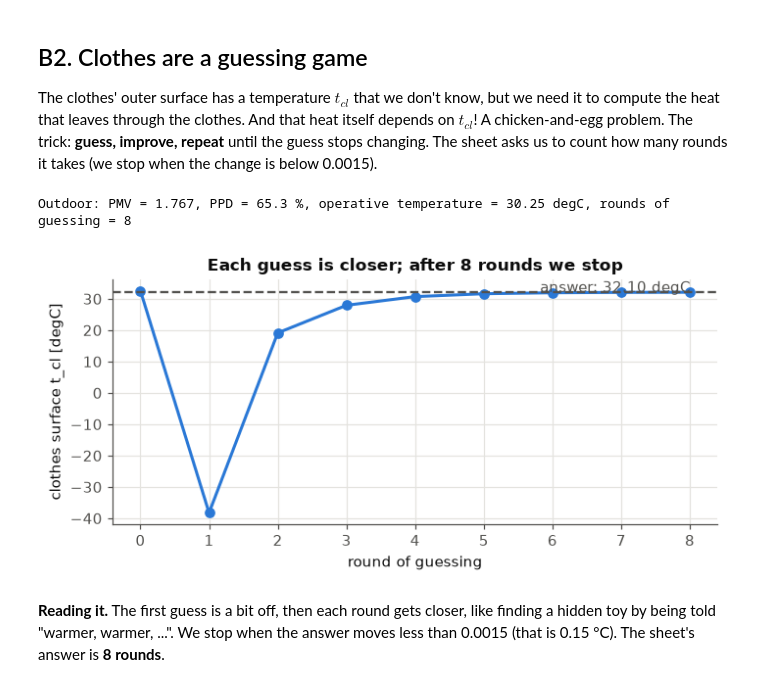
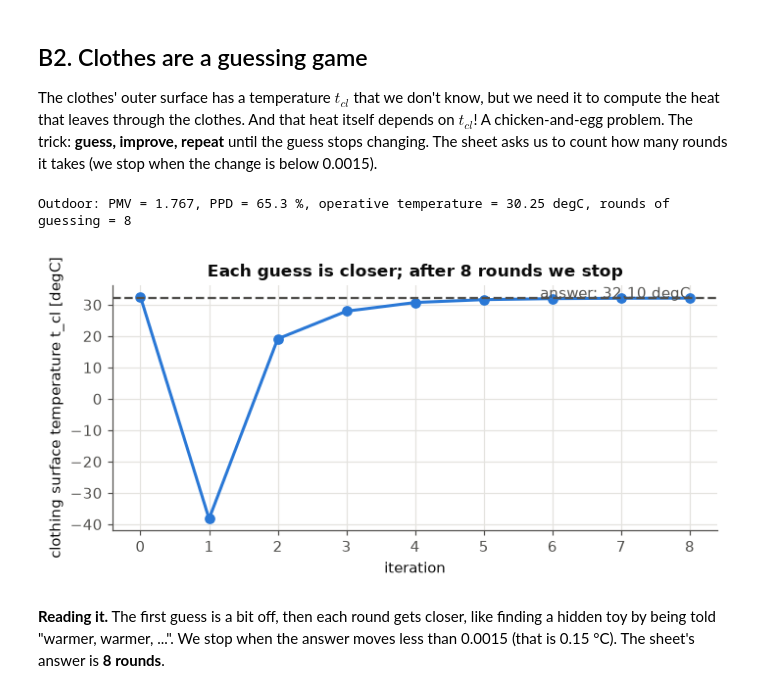
Before and after one commit to mariosakka/human-centric-ai-for-energy-management-labs, a Jupyter notebook: lab-2/explanation-notebooks/lab-2-plus-lecture-challenge/lab-2-in-depth-simple.ipynb, the cells around one changed output. Cells and saved outputs as stored; diff of their text form; code cells hidden in the pictures.

```diff
--- a/lab-2/explanation-notebooks/lab-2-plus-lecture-challenge/lab-2-in-depth-simple.ipynb
+++ b/lab-2/explanation-notebooks/lab-2-plus-lecture-challenge/lab-2-in-depth-simple.ipynb
@@ -453,16 +453,16 @@ The clothes' outer surface has a temperature $t_{cl}$ that we don't know, but we
 # %%
 # outdoor summer case from the sheet: 30 degC air, 30.5 degC walls, 0.15 m/s, 60 % RH, 0.5 clo, 1.2 met
 pmv, ppd, t_o, n, d = calculate_pmv_ppd(30, 30.5, details=True)
 print(f"Outdoor: PMV = {pmv:.3f}, PPD = {ppd:.1f} %, operative temperature = {t_o:.2f} degC, rounds of guessing = {n}")
 fig, ax = plt.subplots(figsize=(6.5, 3.2))
 ax.plot(range(len(d['history'])), d['history'], "o-", color=BLUE, lw=2)
 ax.axhline(d['t_cl'], color=MUTED, ls="--"); ax.text(len(d['history']) - 1, d['t_cl'] + 0.1, f"answer: {d['t_cl']:.2f} degC", ha="right", color=MUTED)
-ax.set_xlabel("round of guessing"); ax.set_ylabel("clothes surface t_cl [degC]")
+ax.set_xlabel("iteration"); ax.set_ylabel("clothing surface temperature t_cl [degC]")
 ax.set_title("Each guess is closer; after 8 rounds we stop")
 plt.tight_layout(); plt.show()
 # %% [output]
 Outdoor: PMV = 1.767, PPD = 65.3 %, operative temperature = 30.25 degC, rounds of guessing = 8
-[figure, old version]
+[figure, new version]
 # %% [markdown]
 **Reading it.** The first guess is a bit off, then each round gets closer, like finding a hidden toy by being told "warmer, warmer, ...". We stop when the answer moves less than 0.0015 (that is 0.15 °C). The sheet's answer is **8 rounds**.
 # %% [markdown]
```
Also changed, not shown: parts of 11 cells of this notebook, 3 other files.
